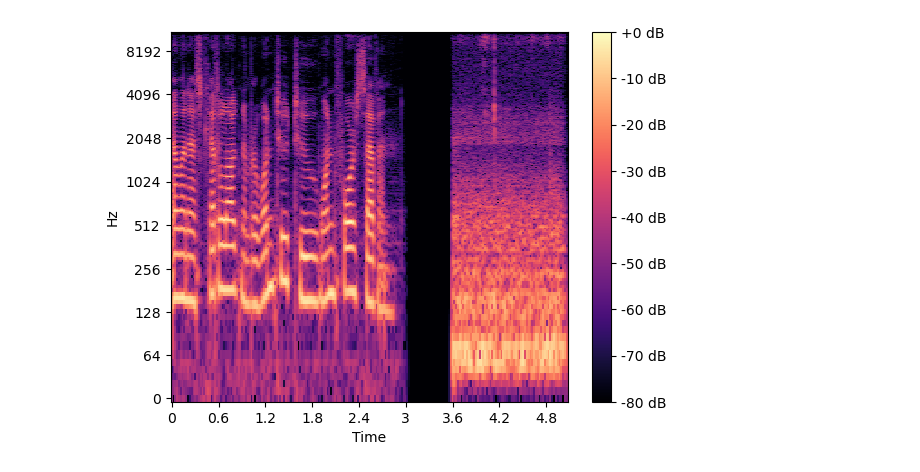
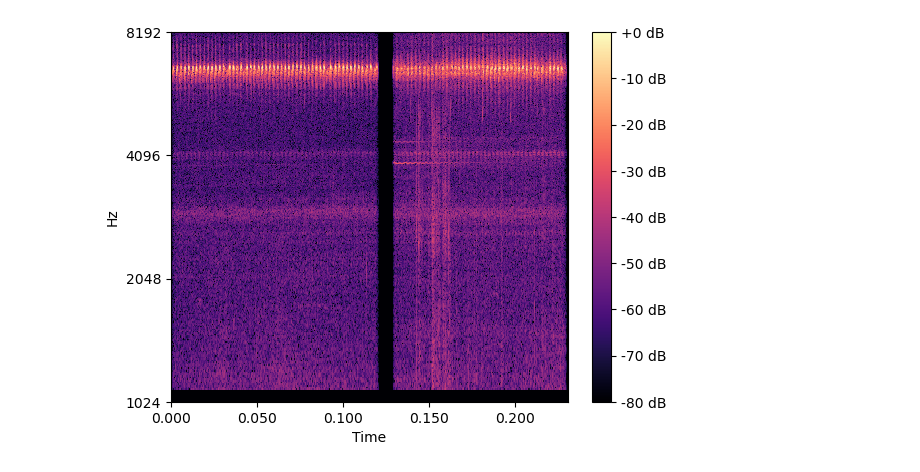
Before and after one commit to andrewcmerwin/ChirpChecker, a Jupyter notebook: librosa_Caleb.ipynb, the cells around one changed output. Drawn from its saved outputs; the diff is of its cells as text; code cells hidden in the pictures.

```diff
--- a/librosa_Caleb.ipynb
+++ b/librosa_Caleb.ipynb
@@ -38,0 +21,16 @@ plt.plot(np.angle(M))
+# %%
+def chop_stft(chirp_song, n_fft=2048, hop_length=128):
+    '''Computes a short-time Fourier transform (stft) column matrix of everything after the first silence.
+    chirp_song = time series of song
+    sr = sample rate
+    n_fft = FFT parameter'''
+
+    split=librosa.effects.split(chirp_song, top_db=60)
+    chirp_song_split=chirp_song[split[1,0]:
+                                    #split[1,1]
+                                    ]
+
+    #Visualize the waveform as a function of time
+    #librosa.display.waveshow(chirp_song, sr=sr);
+
+    return librosa.stft(chirp_song_split, n_fft=n_fft,  hop_length=hop_length)
@@ -39,11 +44,23 @@ plt.plot(np.angle(M))
 # %%
-#The Mel spectrogram
-#Divide the file into small segments and apply the stft to each. Then along each vertical segment, plot the volume (dB) at each corresponding pitch (Hz)
-hop_length = 512
-n_fft = 2048
-D = np.abs(librosa.stft(chirp_song, n_fft=n_fft,  hop_length=hop_length))
-DB = librosa.amplitude_to_db(D, ref=np.max)
-librosa.display.specshow(DB, sr=sr, hop_length=hop_length, x_axis='time', y_axis='log');
-plt.colorbar(format='%+2.0f dB');
+def Melspec(filename, n_fft = 2048, hop_length=128, chop_vertical=0.1):
+    '''The Mel spectrogram of the second non-silent chunk, with bottom chop_vertical proportion of frequencies bottomed out.'''
+    #Divide the file into small segments and apply the stft to each. Then along each vertical segment, plot the volume (dB) at each corresponding pitch (Hz)
+    chirp_song, sr = load_song(filename)
+
+    D = np.abs(chop_stft(chirp_song,
+                            n_fft=n_fft,
+                            hop_length=hop_length))
+    DB = librosa.amplitude_to_db(D, ref=np.max)
+
+    trim_freq(DB, chop = chop_vertical)
+
+    librosa.display.specshow(DB, sr=sr, hop_length=1, x_axis='time', y_axis='log');
+    plt.colorbar(format='%+2.0f dB');
+    plt.ylim(1024, 1024*8)
+    plt.show()
-# %% [output]
-[figure, removed]
+# %%
+# Example
+
+Melspec(filename)
+# %% [output]
+[figure, added]
```
Also changed, not shown: parts of 22 cells of this notebook.
